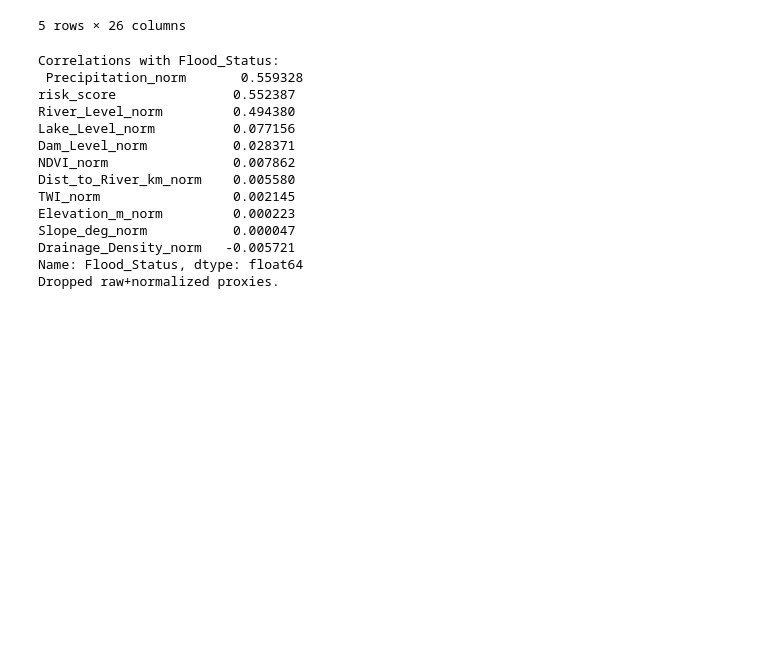
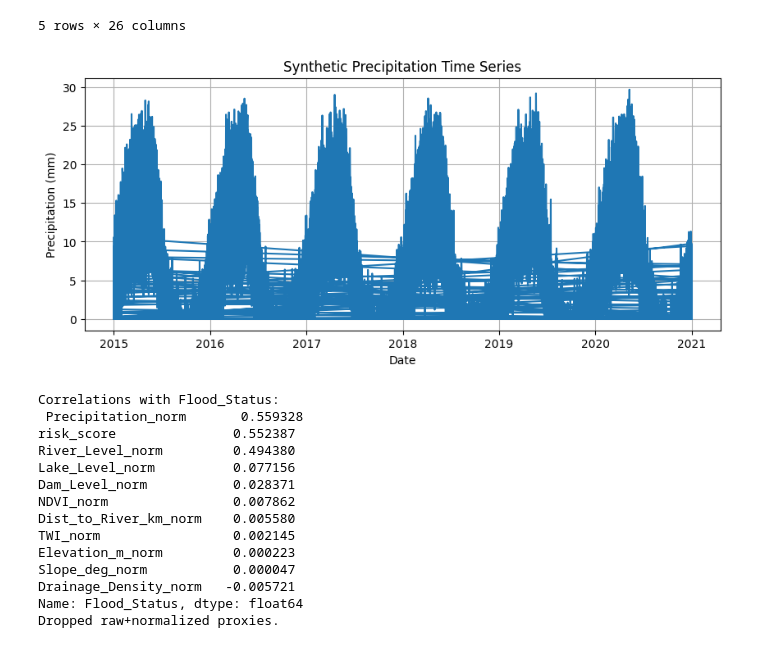
Before and after one commit to acxcil/flood-prediction, a Jupyter notebook: training/hybrid-model.ipynb, the cells around one changed output. Drawn from its saved outputs; the diff is of its cells as text; code cells hidden in the pictures; blank space fills up the shorter version.

```diff
--- a/training/hybrid-model.ipynb
+++ b/training/hybrid-model.ipynb
@@ -79,6 +79,18 @@ Name: count, dtype: int64
 | 3 | 2015-01-04 | Ak-Suu | 3.865727 | 3.360715 | 1600 | 8.0 | 1.4 | ... |
 | 4 | 2015-01-05 | Ak-Suu | 3.244595 | 3.141330 | 1600 | 8.0 | 1.4 | ... |
 5 rows × 26 columns
+# %%
+import matplotlib.pyplot as plt
+
+plt.figure(figsize=(10,4))
+plt.plot(df['Date'], df['Precipitation'])
+plt.title('Synthetic Precipitation Time Series')
+plt.xlabel('Date')
+plt.ylabel('Precipitation (mm)')
+plt.grid()
+plt.show()
+# %% [output]
+[figure, added]
 # %%
 # 2. Leakage diagnostics
 features = [c for c in df.columns if '_norm' in c] + ['risk_score']
```
Also changed, not shown: parts of 5 cells of this notebook, 33 other files.
